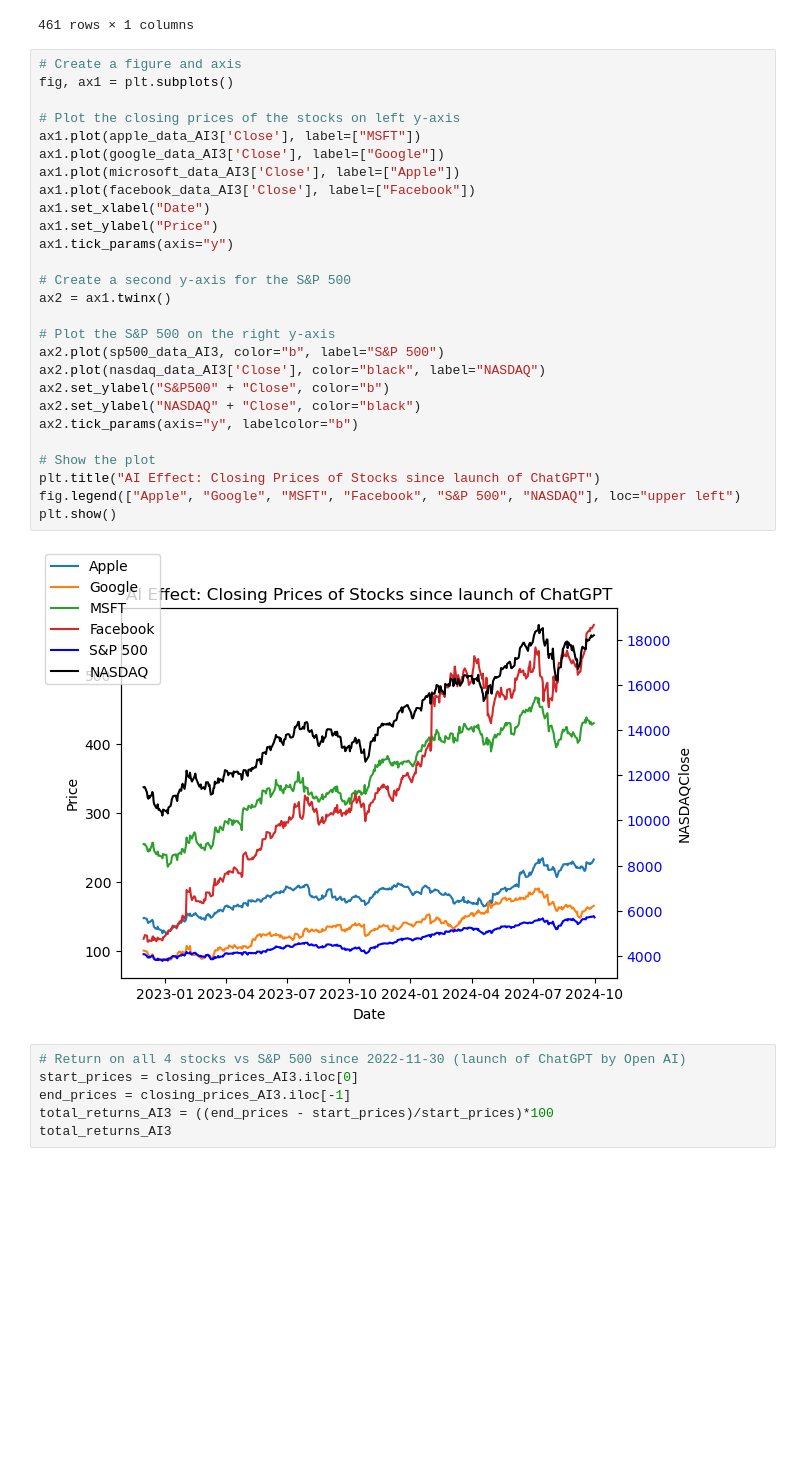
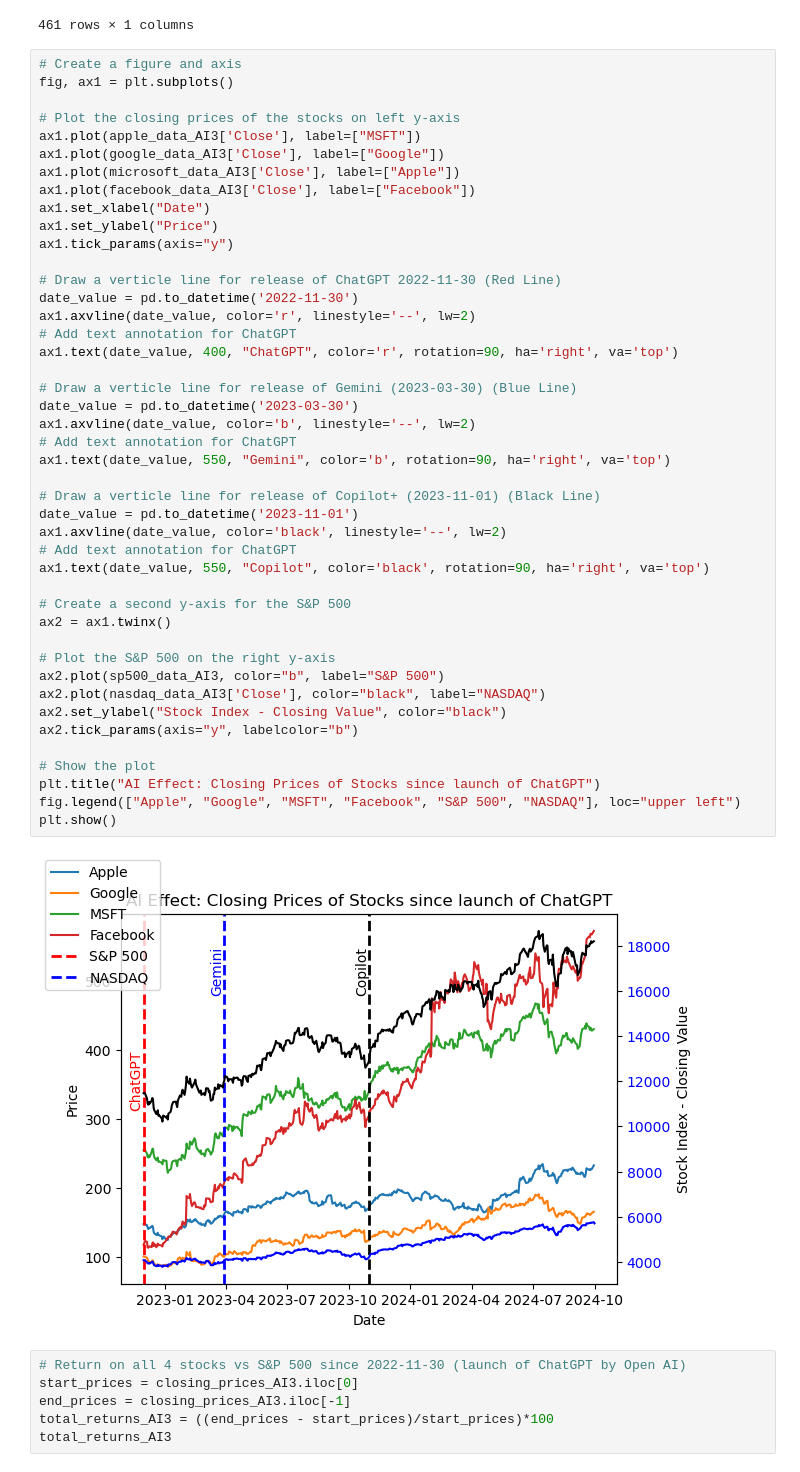
Before and after one commit to KingCam12/Project1_Group3, a Jupyter notebook: project1_group3.ipynb, the cells around one changed output. Cells and saved outputs as stored; diff of their text form; blank space fills up the shorter version.

Commit message:
Formatted the code for each product releases

```diff
--- a/project1_group3.ipynb
+++ b/project1_group3.ipynb
@@ -766,32 +781,49 @@ sp500_data_AI3
 # %%
 # Create a figure and axis
 fig, ax1 = plt.subplots()
 
 # Plot the closing prices of the stocks on left y-axis
 ax1.plot(apple_data_AI3['Close'], label=["MSFT"])
 ax1.plot(google_data_AI3['Close'], label=["Google"])
 ax1.plot(microsoft_data_AI3['Close'], label=["Apple"])
 ax1.plot(facebook_data_AI3['Close'], label=["Facebook"])
 ax1.set_xlabel("Date")
 ax1.set_ylabel("Price")
 ax1.tick_params(axis="y")
 
+# Draw a verticle line for release of ChatGPT 2022-11-30 (Red Line)
+date_value = pd.to_datetime('2022-11-30')
+ax1.axvline(date_value, color='r', linestyle='--', lw=2)
+# Add text annotation for ChatGPT
+ax1.text(date_value, 400, "ChatGPT", color='r', rotation=90, ha='right', va='top')
+
+# Draw a verticle line for release of Gemini (2023-03-30) (Blue Line)
+date_value = pd.to_datetime('2023-03-30')
+ax1.axvline(date_value, color='b', linestyle='--', lw=2)
+# Add text annotation for ChatGPT
+ax1.text(date_value, 550, "Gemini", color='b', rotation=90, ha='right', va='top')
+
+# Draw a verticle line for release of Copilot+ (2023-11-01) (Black Line)
+date_value = pd.to_datetime('2023-11-01')
+ax1.axvline(date_value, color='black', linestyle='--', lw=2)
+# Add text annotation for ChatGPT
+ax1.text(date_value, 550, "Copilot", color='black', rotation=90, ha='right', va='top')
+
 # Create a second y-axis for the S&P 500
 ax2 = ax1.twinx()
 
 # Plot the S&P 500 on the right y-axis
 ax2.plot(sp500_data_AI3, color="b", label="S&P 500")
 ax2.plot(nasdaq_data_AI3['Close'], color="black", label="NASDAQ")
-ax2.set_ylabel("S&P500" + "Close", color="b")
-ax2.set_ylabel("NASDAQ" + "Close", color="black")
+ax2.set_ylabel("Stock Index - Closing Value", color="black")
 ax2.tick_params(axis="y", labelcolor="b")
 
 # Show the plot
 plt.title("AI Effect: Closing Prices of Stocks since launch of ChatGPT")
 fig.legend(["Apple", "Google", "MSFT", "Facebook", "S&P 500", "NASDAQ"], loc="upper left")
 plt.show()
 # %% [output]
-[figure, old version]
+[figure, new version]
 # %%
 # Return on all 4 stocks vs S&P 500 since 2022-11-30 (launch of ChatGPT by Open AI)
 start_prices = closing_prices_AI3.iloc[0]
```
Also changed, not shown: parts of 20 cells of this notebook, 3 other files.
